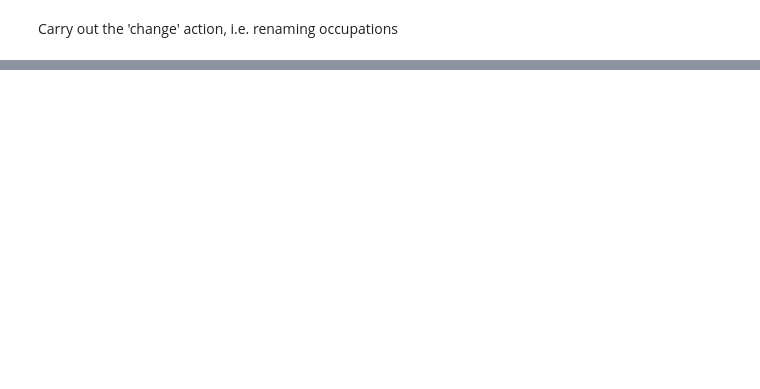
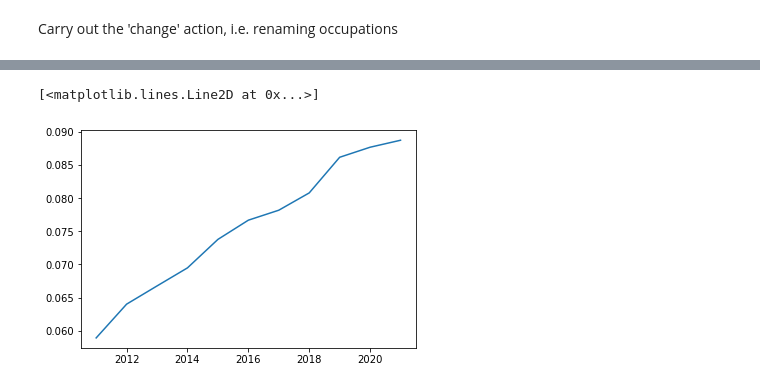
Before and after one commit to terencetan-c/4YP-The-Future-of-Work, a Jupyter notebook: Data cleaning/Data cleaning.ipynb, the cells around one changed output, grey strips where cells are left out. Saved outputs shown, nothing was run; the diff lists cells and outputs as text; code cells hidden in the pictures; blank space fills up the shorter version.

```diff
--- a/Data cleaning/Data cleaning.ipynb
+++ b/Data cleaning/Data cleaning.ipynb
@@ -208,0 +411,14 @@ df_test.loc[df_test['Year']>2019]=joint_test
+# %%
+young=joint_processed.iloc[:,2:7].sum(axis=1)
+old=joint_processed['65<=']
+
+ratio=old/young
+ratio=pd.concat([joint_processed[['Occupation','Year','Major Group','Minor Group','Broad Group','Detailed Occupation']],ratio],axis=1)
+ratio=ratio.rename(columns={0:'Ratio'})
+ratio_major = ratio[(ratio['Minor Group']=='-')&(joint_processed['Broad Group']=='-')&(joint_processed['Detailed Occupation']=='-')]
+# %%
+ratio_major_mean=ratio_major.loc[ratio['Ratio']!=np.inf,['Year','Ratio']].groupby('Year').agg('mean')     # Note than certain ratios are inf because those occupations have zero young people; need to filter them out first
+plt.plot(ratio_major_mean)      # Change in ratio over Major Groups over the years
+# %% [output]
+[<matplotlib.lines.Line2D at 0x...>]
+[figure, added]
```
Also changed, not shown: parts of 55 cells of this notebook, 1 other file.
